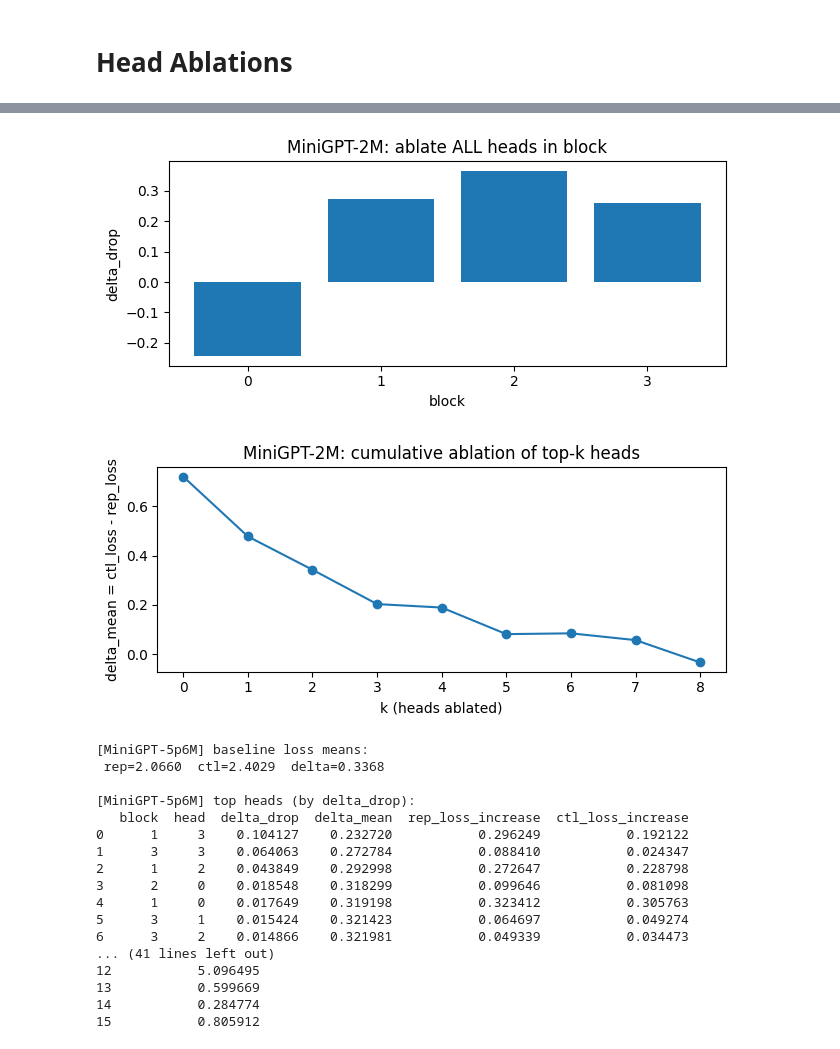
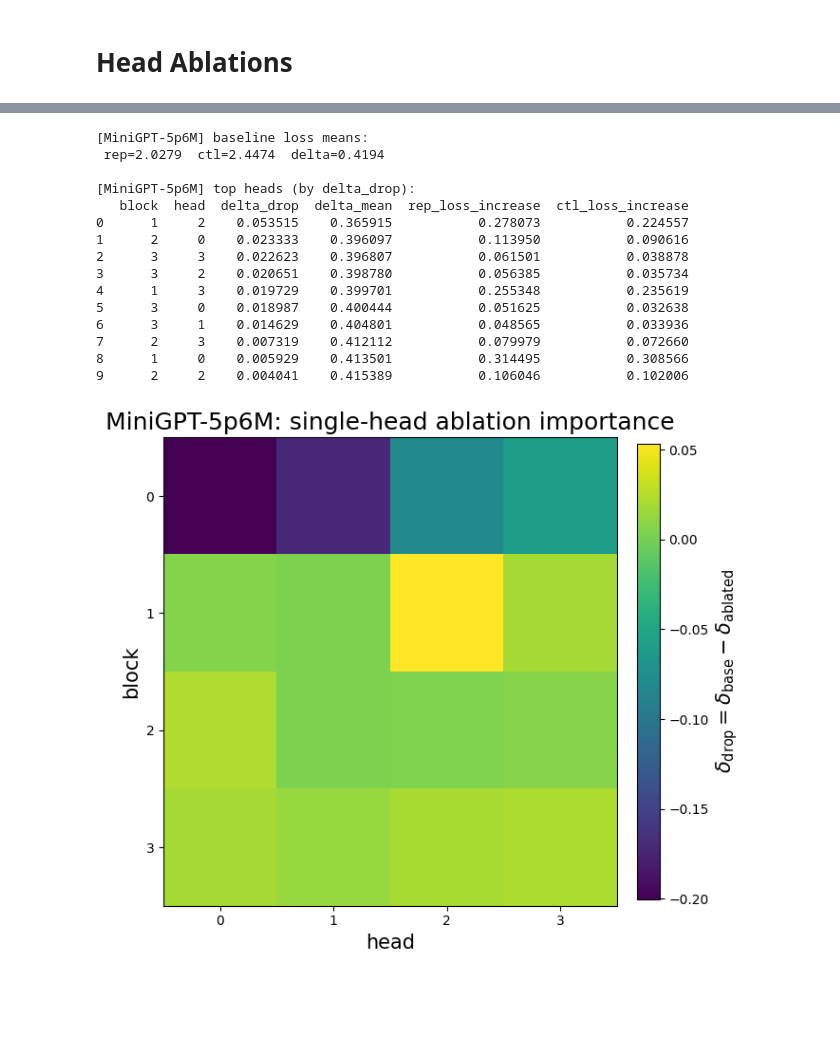
Before and after one commit to sferrante/MiniGPT, a Jupyter notebook: InductionHeads.ipynb, the cells around one changed output, grey strips where cells are left out. Saved outputs shown, nothing was run; the diff lists cells and outputs as text; code cells hidden in the pictures; blank space fills up the shorter version.

```diff
--- a/InductionHeads.ipynb
+++ b/InductionHeads.ipynb
@@ -157,8 +157,8 @@ plot_delta_heads(idx_rep_5p6M, idx_ctl_5p6M, attn_rep_5p6M, attn_ctl_5p6M, itos,
 # Head Ablations
 # %%
 def plot_ablation_results(df_heads,
-                          df_blocks,
-                          df_cum,
+                          # df_blocks,
+                          # df_cum,
                           title
                          ):
     n_blocks = int(df_heads["block"].max()) + 1
@@ -168,28 +168,29 @@ def plot_ablation_results(df_heads,
     A = heatmap_df(df_heads, n_blocks, n_heads, "delta_drop")
     fig, ax = plt.subplots(figsize=(1.2*n_heads + 2, 1.0*n_blocks + 2))
     im = ax.imshow(A, aspect="auto")
-    ax.set_title(f"{title}: single-head ablation importance")
-    ax.set_xlabel("head"); ax.set_ylabel("block")
+    ax.set_title(f"{title}: single-head ablation importance", size=15)
+    ax.set_xlabel("head", size=12); ax.set_ylabel("block", size=12)
     ax.set_xticks(range(n_heads)); ax.set_yticks(range(n_blocks))
     cb = plt.colorbar(im, ax=ax, fraction=0.046, pad=0.04)
-    cb.set_label("delta_drop = base_delta - ablated_delta (bigger => more important)")
+    cb.set_label(r"$δ_{\text{drop}} = δ_{\text{base}} - δ_{\text{ablated}}$", size=12) ## (bigger -> more important)
     plt.tight_layout()
+    plt.savefig(f'Plots/HeadAblation_HeatMap_{title}.png')
 
-    # Block ablation
-    fig, ax = plt.subplots(figsize=(6.5, 3.0))
-    ax.bar(df_blocks["block"].astype(int).values, df_blocks["delta_drop"].values)
-    ax.set_title(f"{title}: ablate ALL heads in block")
-    ax.set_xlabel("block"); ax.set_ylabel("delta_drop")
-    ax.set_xticks(df_blocks["block"].astype(int).values)
-    plt.tight_layout()
+    # # Block ablation
+    # fig, ax = plt.subplots(figsize=(6.5, 3.0))
+    # ax.bar(df_blocks["block"].astype(int).values, df_blocks["delta_drop"].values)
+    # ax.set_title(f"{title}: ablate ALL heads in block")
+    # ax.set_xlabel("block"); ax.set_ylabel("delta_drop")
+    # ax.set_xticks(df_blocks["block"].astype(int).values)
+    # plt.tight_layout()
 
-    # Cumulative top-k curve
-    fig, ax = plt.subplots(figsize=(6.5, 3.0))
-    ax.plot(df_cum["k"].values, df_cum["delta_mean"].values, marker="o")
-    ax.set_title(f"{title}: cumulative ablation of top-k heads")
-    ax.set_xlabel("k (heads ablated)")
-    ax.set_ylabel("delta_mean = ctl_loss - rep_loss")
-    plt.tight_layout()
+    # # Cumulative top-k curve
+    # fig, ax = plt.subplots(figsize=(6.5, 3.0))
+    # ax.plot(df_cum["k"].values, df_cum["delta_mean"].values, marker="o")
+    # ax.set_title(f"{title}: cumulative ablation of top-k heads")
+    # ax.set_xlabel("k (heads ablated)")
+    # ax.set_ylabel("delta_mean = ctl_loss - rep_loss")
+    # plt.tight_layout()
 
     plt.show()
 # %%
@@ -275,9 +276,9 @@ MICRO_BS = 100  # lower if OOM
 L = 16
 TOPK = 8
 
-res_2M = run_ablation_study(model_2M, idx_rep_2M[:200], idx_ctl_2M[:200], name="MiniGPT-2M",   L=L, micro_bs=MICRO_BS, topk=TOPK)
+res_2M = run_ablation_study(model_2M, idx_rep_2M[:2000], idx_ctl_2M[:2000], name="MiniGPT-2M", micro_bs=MICRO_BS, topk=TOPK)
 
-res_5p6M = run_ablation_study(model_5p6M, idx_rep_5p6M[:200], idx_ctl_5p6M[:200], name="MiniGPT-5p6M",   L=L, micro_bs=MICRO_BS, topk=TOPK)
+res_5p6M = run_ablation_study(model_5p6M, idx_rep_5p6M[:2000], idx_ctl_5p6M[:2000], name="MiniGPT-5p6M", micro_bs=MICRO_BS, topk=TOPK)
 
 # # Quick comparison: which heads become more important later?
 # dfA = res_2M["df_heads"][["block","head","delta_drop"]].rename(columns={"delta_drop":"drop_2M"})
@@ -310,19 +309,16 @@ res_5p6M = run_ablation_study(model_5p6M, idx_rep_5p6M[:200], idx_ctl_5p6M[:200]
+[MiniGPT-5p6M] baseline loss means:
+ rep=2.0279  ctl=2.4474  delta=0.4194
+
+[MiniGPT-5p6M] top heads (by delta_drop):
+   block  head  delta_drop  delta_mean  rep_loss_increase  ctl_loss_increase
+0      1     2    0.053515    0.365915           0.278073           0.224557
+1      2     0    0.023333    0.396097           0.113950           0.090616
+2      3     3    0.022623    0.396807           0.061501           0.038878
+3      3     2    0.020651    0.398780           0.056385           0.035734
+4      1     3    0.019729    0.399701           0.255348           0.235619
+5      3     0    0.018987    0.400444           0.051625           0.032638
+6      3     1    0.014629    0.404801           0.048565           0.033936
+7      2     3    0.007319    0.412112           0.079979           0.072660
+8      1     0    0.005929    0.413501           0.314495           0.308566
+9      2     2    0.004041    0.415389           0.106046           0.102006
-[figure, old version]
+[figure, new version]
-[figure, removed]
-[MiniGPT-5p6M] baseline loss means:
- rep=2.0660  ctl=2.4029  delta=0.3368
-
-[MiniGPT-5p6M] top heads (by delta_drop):
-   block  head  delta_drop  delta_mean  rep_loss_increase  ctl_loss_increase
-0      1     3    0.104127    0.232720           0.296249           0.192122
-1      3     3    0.064063    0.272784           0.088410           0.024347
-2      1     2    0.043849    0.292998           0.272647           0.228798
-3      2     0    0.018548    0.318299           0.099646           0.081098
-4      1     0    0.017649    0.319198           0.323412           0.305763
-5      3     1    0.015424    0.321423           0.064697           0.049274
-6      3     2    0.014866    0.321981           0.049339           0.034473
-... (41 lines left out)
-12           5.096495
-13           0.599669
-14           0.284774
-15           0.805912
```
Also changed, not shown: parts of 3 cells of this notebook, 8 other files.
